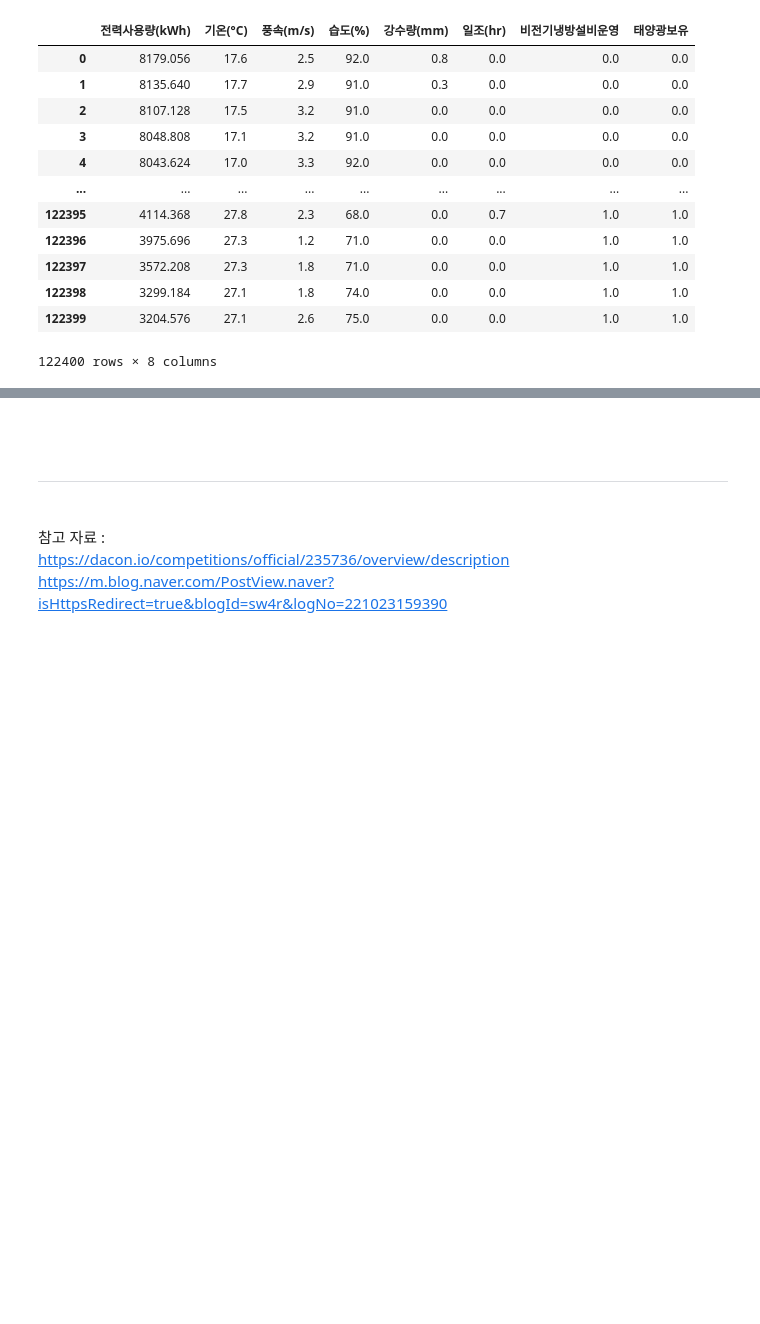
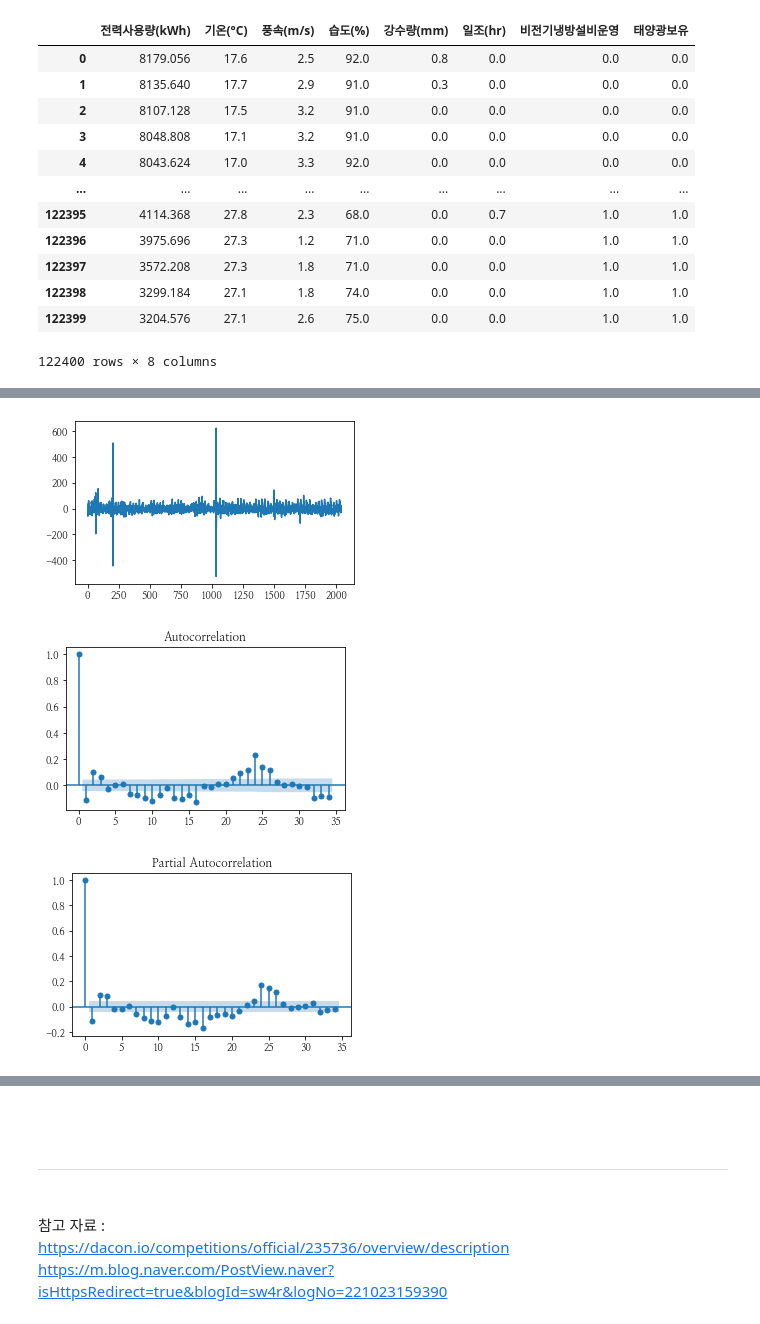
Before and after one commit to Chanjun-kim/Chanjun-kim.github.io, a Jupyter notebook: _ipynb/2021-06-08-TimeSeries.ipynb, the cells around one changed output, grey strips where cells are left out. Drawn from its saved outputs; the diff is of its cells as text; code cells hidden in the pictures; blank space fills up the shorter version.

```diff
--- a/_ipynb/2021-06-08-TimeSeries.ipynb
+++ b/_ipynb/2021-06-08-TimeSeries.ipynb
@@ -278,0 +285,10 @@ plt.show()
+# %%
+series_d1 = series - series.shift(1)
+series_d1.plot()
+plot_acf(series_d1[1:])
+plot_pacf(series_d1[1:])
+plt.show()
+# %% [output]
+[figure, added]
+[figure, added]
+[figure, added]
```
Also changed, not shown: parts of 19 cells of this notebook.
